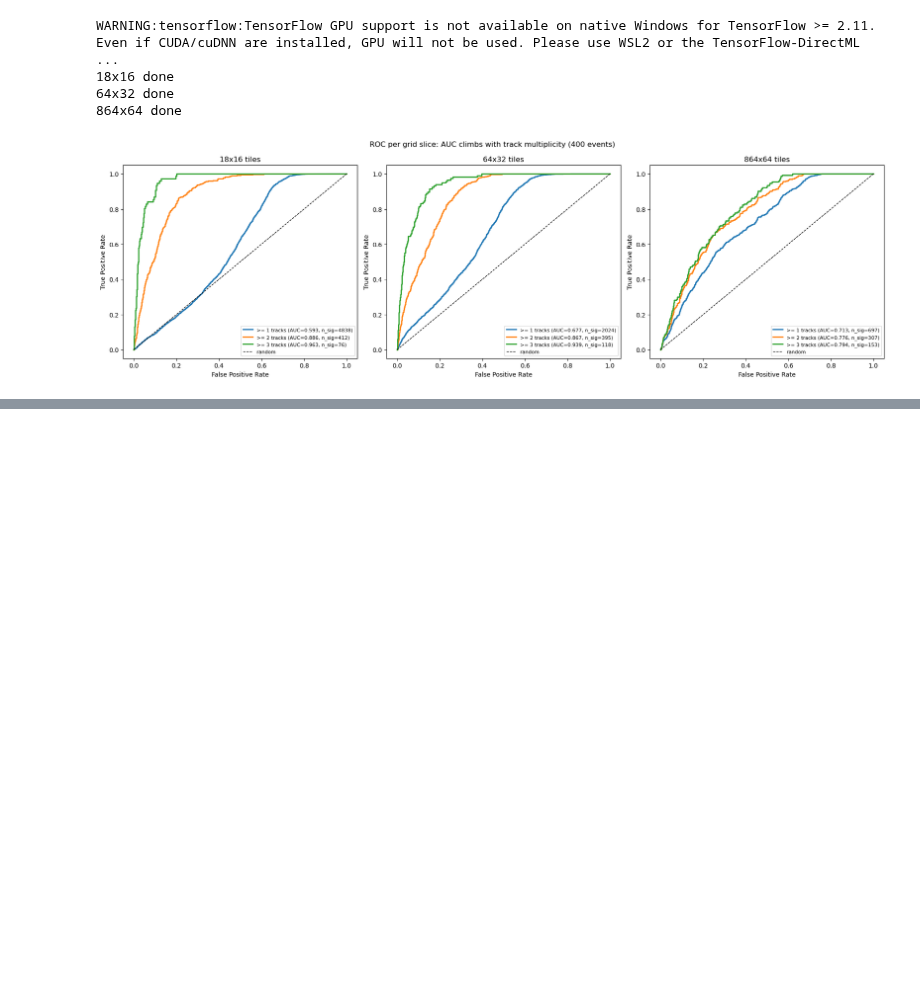
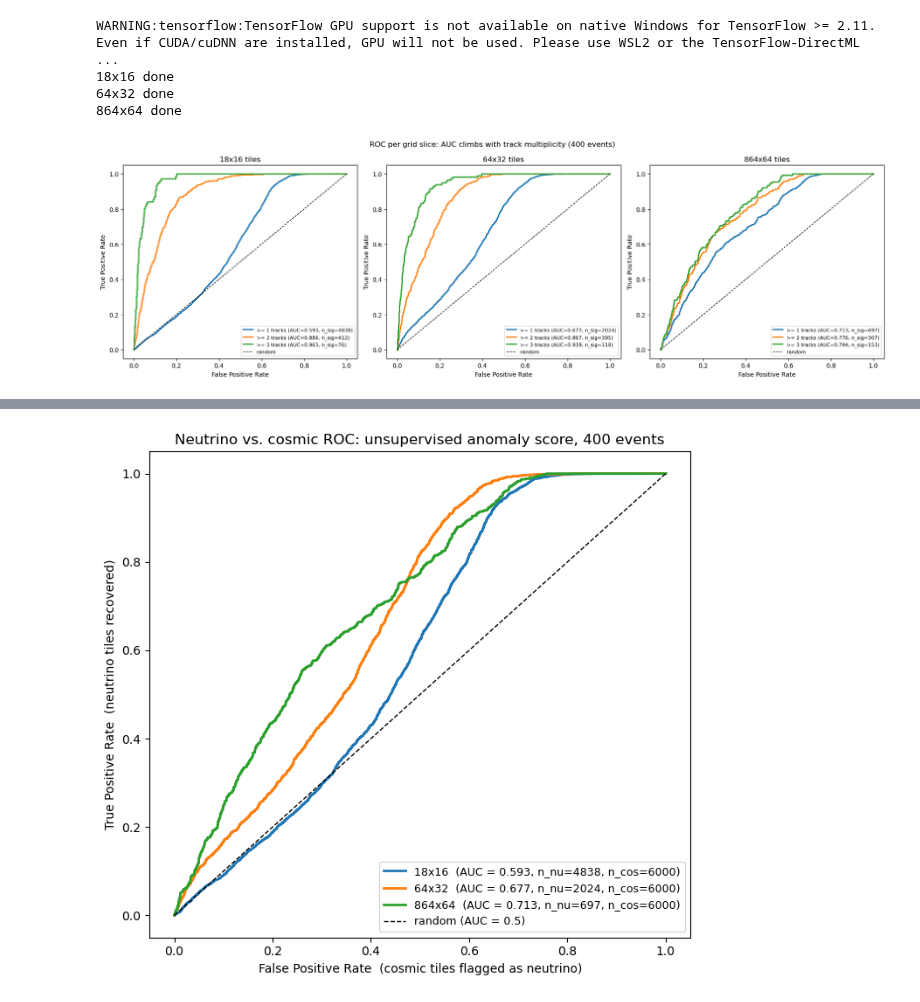
Before and after one commit to AidanShim/SCARAB, a Jupyter notebook: tutorial/MBOONE/microboone_open_data.ipynb, the cells around one changed output, grey strips where cells are left out. Drawn from its saved outputs; the diff is of its cells as text; code cells hidden in the pictures; blank space fills up the shorter version.

```diff
--- a/tutorial/MBOONE/microboone_open_data.ipynb
+++ b/tutorial/MBOONE/microboone_open_data.ipynb
@@ -522,0 +527,89 @@ WARNING:tensorflow:TensorFlow GPU support is not available on native Windows for
+# %%
+# Neutrino vs. cosmic: a single ROC with one curve per grid slice.
+# signal    = tile with >= 1 truth Geant4 neutrino track (>= MIN_HITS plane-2 hits)
+# background = pure-cosmic tile: non-empty (lit > 0) but with 0 truth tracks
+# Empty tiles are excluded on BOTH sides, so this measures neutrino-vs-cosmic power (not content-vs-empty).
+# Same searchsorted event->edep truth mapping as above; scores signal + a per-event cosmic sample.
+# Run in the `base` env; ~3 minutes.
+import os, numpy as np, h5py
+import matplotlib.pyplot as plt
+from tensorflow import keras
+from sklearn.metrics import roc_curve, roc_auc_score
+from mod_data_loader import WireImages
+from training import anomaly_score
+
+RAW  = "../../data/ubopendata/bnb_WithWire_00.h5"
+PROC = "../../data/ubopendata/processed_npy/bnb_WithWire_00_plane2_images.h5"
+MIN_HITS, N_EVENTS, BG_CAP = 5, 400, 15
+SIZES = [("18x16", 18, 16, 1024), ("64x32", 64, 32, 512), ("864x64", 864, 64, 16)]
+rng = np.random.default_rng(0)
+
+def find_model(base):
+    return next(base + e for e in (".h5", ".keras") if os.path.exists(base + e))
+
+data = WireImages(PROC)
+f = h5py.File(RAW, "r")
+hit_off = np.concatenate([[0], np.cumsum(f["hit_table/event_id.seq_cnt"][:, 1])])
+edep_sc = f["edep_table/event_id.seq_cnt"][:]
+edep_evid = edep_sc[:, 0]
+edep_start = np.concatenate([[0], np.cumsum(edep_sc[:, 1])])
+
+def event_plane2_g4(e):
+    hlo, hhi = int(hit_off[e]), int(hit_off[e + 1])
+    p2 = f["hit_table/local_plane"][hlo:hhi, 0] == 2
+    if not p2.any():
+        return None
+    hid = f["hit_table/hit_id"][hlo:hhi, 0][p2]
+    lw  = f["hit_table/local_wire"][hlo:hhi, 0][p2]
+    lt  = f["hit_table/local_time"][hlo:hhi, 0][p2]
+    i = np.searchsorted(edep_evid, e)                        # event -> edep rows (may be absent)
+    dom = {}
+    if i < len(edep_evid) and edep_evid[i] == e:
+        elo, ehi = int(edep_start[i]), int(edep_start[i] + edep_sc[i, 1])
+        eh = f["edep_table/hit_id"][elo:ehi, 0]
+        eg = f["edep_table/g4_id"][elo:ehi, 0]
+        ef = f["edep_table/energy_fraction"][elo:ehi, 0]
+        for j in np.argsort(-ef):
+            k = int(eh[j])
+            if k not in dom:
+                dom[k] = int(eg[j])
+    return lw, lt, np.array([dom.get(int(h), -1) for h in hid])
+
+plt.figure(figsize=(7, 6.5))
+for label, sw, st, pb in SIZES:
+    model = keras.models.load_model(find_model("../../savedModel/teacher_" + label), compile=False)
+    h_split = 640 // st
+    Sc, Y = [], []
+    for e in range(N_EVENTS):
+        segs = data.segments(e, sw, st)
+        lit = (segs > 0).reshape(len(segs), -1).sum(1)
+        nt = np.zeros(len(segs), dtype=int)
+        g = event_plane2_g4(e)
+        if g is not None:
+            lw, lt, g4 = g
+            tile = (lw // sw).astype(int) * h_split + (lt // 10 // st).astype(int)
+            for t in np.unique(tile):
+                gg = g4[tile == t]; gg = gg[gg >= 0]
+                if gg.size:
+                    _, c = np.unique(gg, return_counts=True)
+                    nt[t] = int((c >= MIN_HITS).sum())
+        sig_idx = np.where(nt >= 1)[0]                        # neutrino tiles (score all)
+        bg_idx = np.where((nt == 0) & (lit > 0))[0]           # pure-cosmic tiles (sample)
+        if len(bg_idx) > BG_CAP:
+            bg_idx = rng.choice(bg_idx, BG_CAP, replace=False)
+        sel = np.concatenate([sig_idx, bg_idx]).astype(int)
+        if len(sel):
+            Sc.append(anomaly_score(model, segs[sel], batch_size=pb))
+            Y.append(np.concatenate([np.ones(len(sig_idx), int), np.zeros(len(bg_idx), int)]))
+    Sc = np.concatenate(Sc); Y = np.concatenate(Y)
+    auc = roc_auc_score(Y, Sc); fpr, tpr, _ = roc_curve(Y, Sc)
+    plt.plot(fpr, tpr, lw=2, label="%s  (AUC = %.3f, n_nu=%d, n_cos=%d)"
+             % (label, auc, int(Y.sum()), int((Y == 0).sum())))
+f.close()
+
+plt.plot([0, 1], [0, 1], "k--", lw=1, label="random (AUC = 0.5)")
+plt.xlabel("False Positive Rate  (cosmic tiles flagged as neutrino)")
+plt.ylabel("True Positive Rate  (neutrino tiles recovered)")
+plt.title("Neutrino vs. cosmic ROC: unsupervised anomaly score, %d events" % N_EVENTS)
+plt.legend(loc="lower right", fontsize=9); plt.tight_layout(); plt.show()
+# %% [output]
@@ -522,0 +617 @@ WARNING:tensorflow:TensorFlow GPU support is not available on native Windows for
+[figure, added]
```
Also changed, not shown: parts of 2 cells of this notebook, 8 other files.
